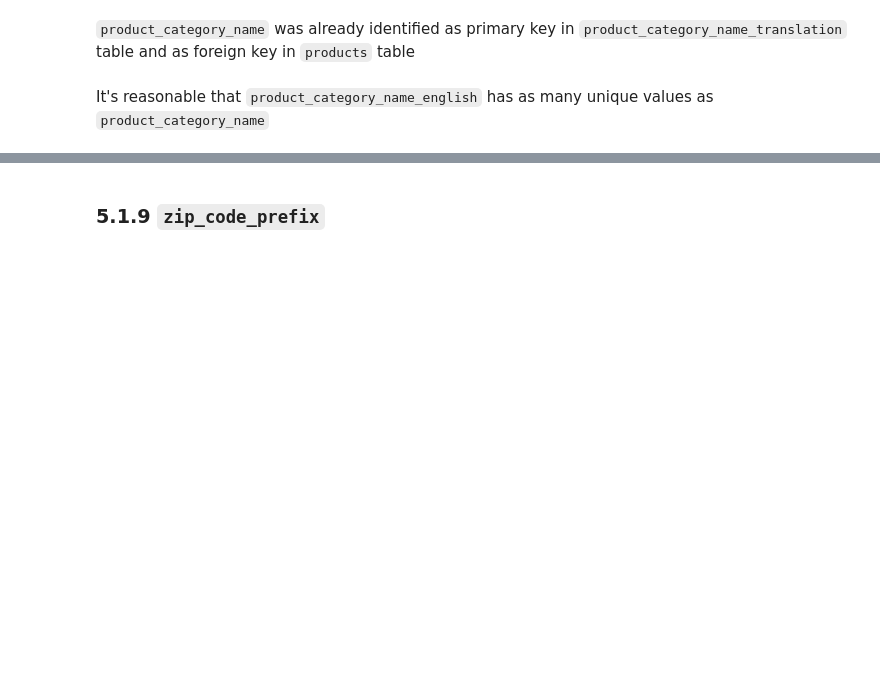
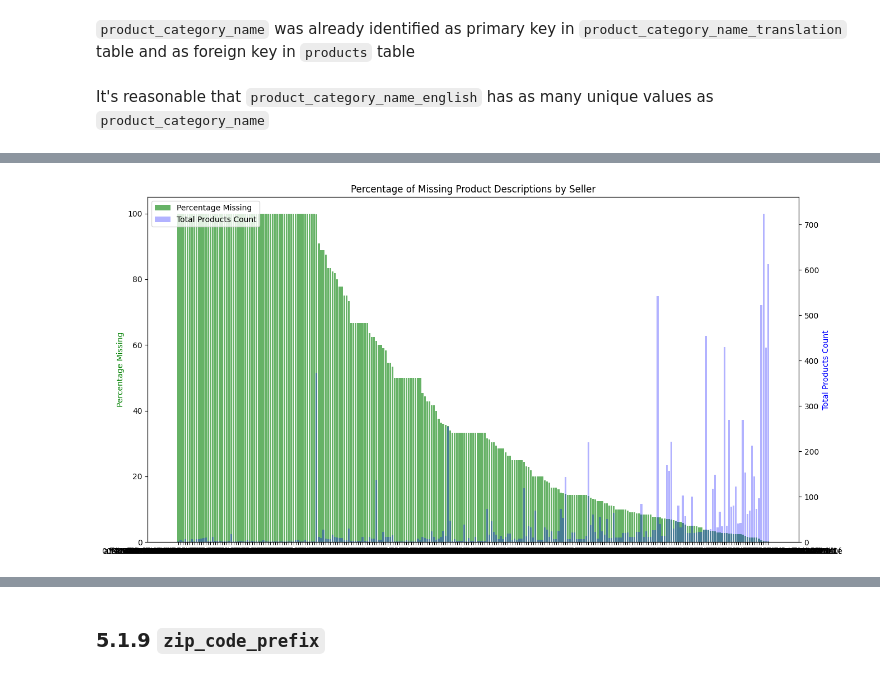
Before and after one commit to vmichael89/cf-brazilian-ecommerce-olist, a Jupyter notebook: notebooks/cleaning_exploration.ipynb, the cells around one changed output, grey strips where cells are left out. Cells and saved outputs as stored; diff of their text form; code cells hidden in the pictures; blank space fills up the shorter version.

```diff
--- a/notebooks/cleaning_exploration.ipynb
+++ b/notebooks/cleaning_exploration.ipynb
@@ -1013,0 +1220,31 @@ It's reasonable that `product_category_name_english` has as many unique values a
+# %%
+import matplotlib.pyplot as plt
+
+# Sorting values for better visualization
+aggregated_df = aggregated_df.sort_values(by="percentage_missing", ascending=False)
+
+# Set up the figure and axis
+fig, ax1 = plt.subplots(figsize=(15, 8))
+
+# Twin the axes
+ax2 = ax1.twinx()
+
+# Plot data
+ax1.bar(aggregated_df['seller_id'], aggregated_df['percentage_missing'], color='g', alpha=0.6, label='Percentage Missing')
+ax2.bar(aggregated_df['seller_id'], aggregated_df['total_products_count'], color='b', alpha=0.3, label='Total Products Count')
+
+# Set the y axis label
+ax1.set_ylabel('Percentage Missing', color='g')
+ax2.set_ylabel('Total Products Count', color='b')
+
+# To display the labels in the legend
+lines, labels = ax1.get_legend_handles_labels()
+lines2, labels2 = ax2.get_legend_handles_labels()
+ax2.legend(lines + lines2, labels + labels2, loc=0)
+
+# Display the plot
+plt.title('Percentage of Missing Product Descriptions by Seller')
+plt.xticks(rotation=90)
+plt.show()
+# %% [output]
+[figure, added]
```
Also changed, not shown: parts of 33 cells of this notebook.
